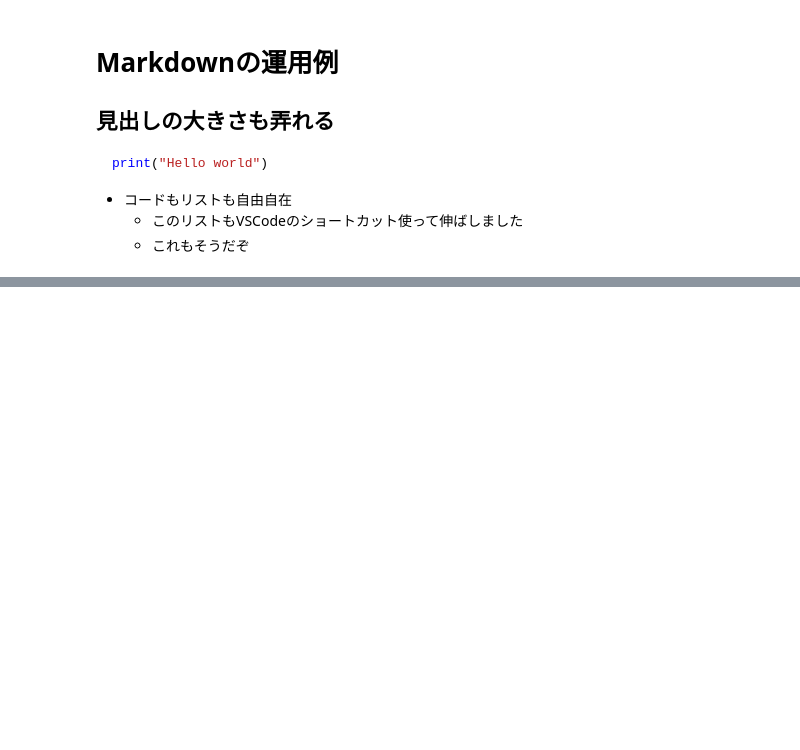
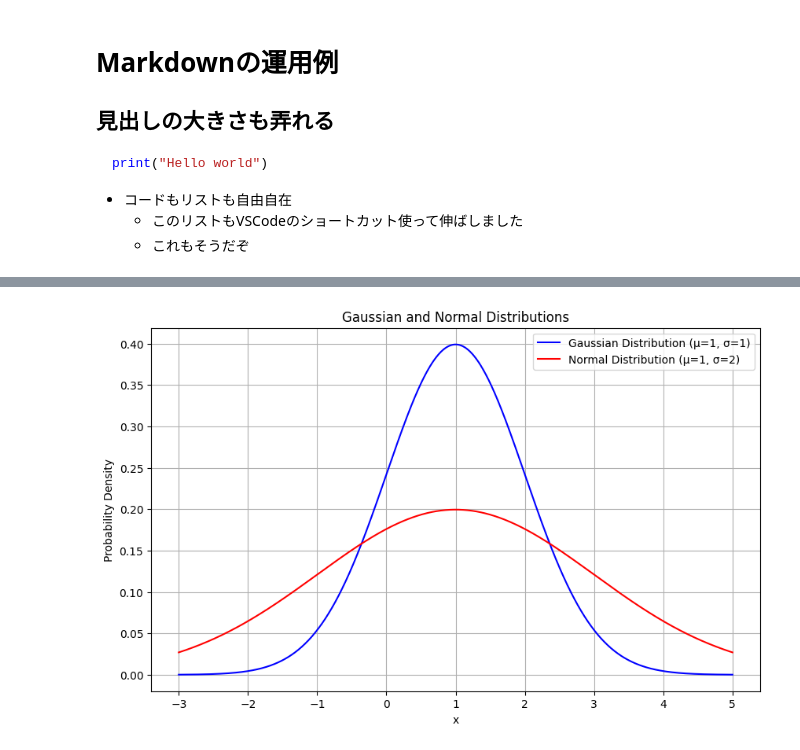
Before and after one commit to ryutkura/Jupyter_Sample, a Jupyter notebook: Jupyter_Sample/notebooks/test2.ipynb, the cells around one changed output, grey strips where cells are left out. Cells and saved outputs as stored; diff of their text form; code cells hidden in the pictures; blank space fills up the shorter version.

```diff
--- a/Jupyter_Sample/notebooks/test2.ipynb
+++ b/Jupyter_Sample/notebooks/test2.ipynb
@@ -118,0 +145,28 @@ print("Hello world")
+# %%
+import numpy as np
+import matplotlib.pyplot as plt
+from scipy.stats import norm
+
+# 平均と標準偏差の設定
+mu1, sigma1 = 1, 1
+mu2, sigma2 = 1, 2
+
+# xの範囲
+x = np.linspace(mu1 - 4*sigma1, mu1 + 4*sigma1, 1000)
+
+# 正規分布の確率密度関数 (PDF) の計算
+pdf1 = norm.pdf(x, mu1, sigma1)
+pdf2 = norm.pdf(x, mu2, sigma2)
+
+# グラフの描画
+plt.figure(figsize=(10, 6))
+plt.plot(x, pdf1, label='Gaussian Distribution (μ=1, σ=1)', color='blue')
+plt.plot(x, pdf2, label='Normal Distribution (μ=1, σ=2)', color='red')
+plt.title('Gaussian and Normal Distributions')
+plt.xlabel('x')
+plt.ylabel('Probability Density')
+plt.legend()
+plt.grid(True)
+plt.show()
+# %% [output]
+[figure, added]
```
Also changed, not shown: parts of 1 cell of this notebook, 1 other file.
